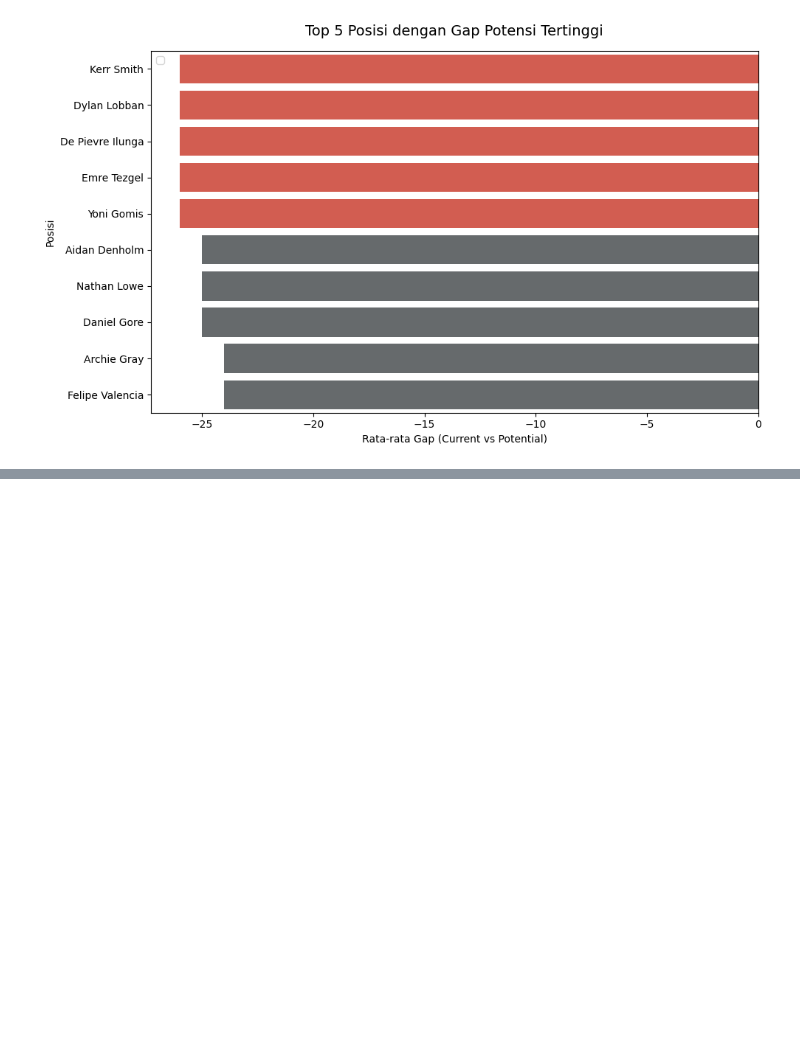
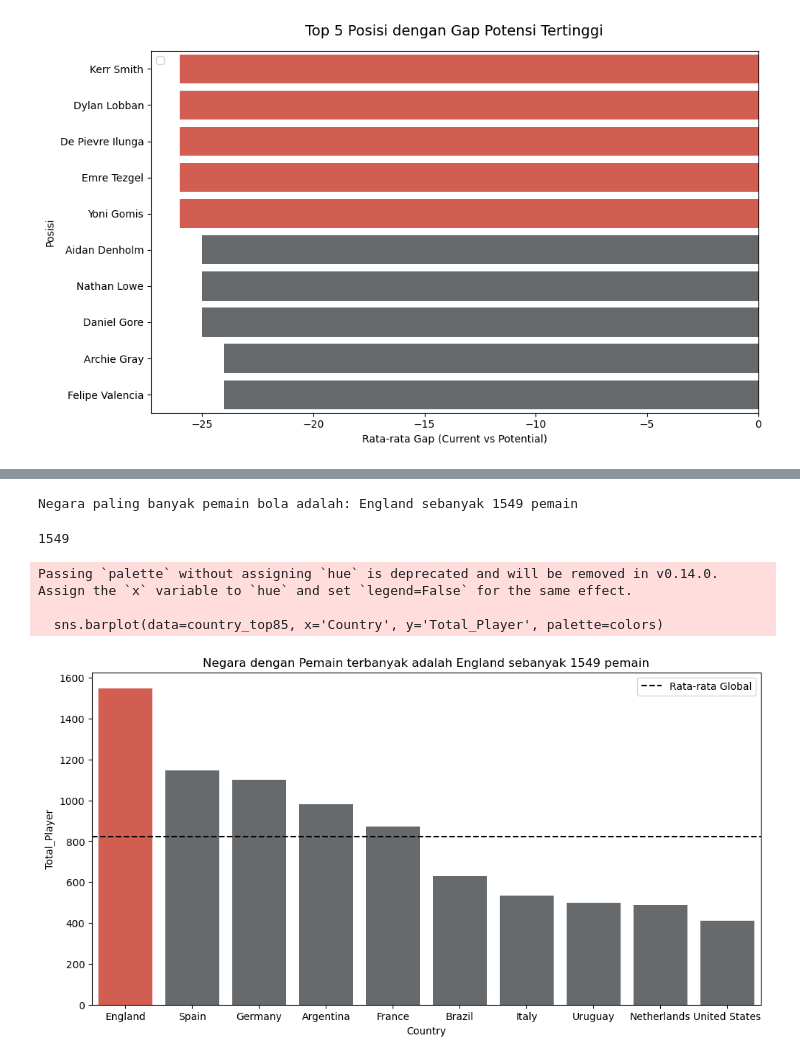
Before and after one commit to HafidzAfrieno/Project-Data-Analyst-Part-1, a Jupyter notebook: fifa_player_analyst.ipynb, the cells around one changed output, grey strips where cells are left out. Cells and saved outputs as stored; diff of their text form; code cells hidden in the pictures; blank space fills up the shorter version.

```diff
--- a/fifa_player_analyst.ipynb
+++ b/fifa_player_analyst.ipynb
@@ -303,0 +315,23 @@ Passing `palette` without assigning `hue` is deprecated and will be removed in v
+# %%
+# nomor 1
+countryPlayer = df.groupby('Country')['Name'].count().reset_index()
+countryPlayer.columns = ['Country','Total_Player']
+country_top85 = countryPlayer[countryPlayer['Total_Player'] > 85].sort_values(by='Total_Player' ,ascending=False).head(10)
+country = country_top85['Total_Player'].max()
+colors = ['#e74c3c' if (x == country) else "#656a6d" for x in country_top85['Total_Player']]
+print(f'Negara paling banyak pemain bola adalah: {country_top85.iloc[0].Country} sebanyak {country_top85.iloc[0].Total_Player} pemain')
+# %% [output]
+Negara paling banyak pemain bola adalah: England sebanyak 1549 pemain
+1549
+# %%
+plt.figure(figsize=(12, 6))
+sns.barplot(data=country_top85, x='Country', y='Total_Player', palette=colors)
+plt.axhline(country_top85['Total_Player'].mean(), color='black', linestyle='--', label='Rata-rata Global')
+plt.title(f"Negara dengan Pemain terbanyak adalah {country_top85.iloc[0].Country} sebanyak {country_top85.iloc[0].Total_Player} pemain")
+plt.legend()
+plt.show()
+# %% [output]
+Passing `palette` without assigning `hue` is deprecated and will be removed in v0.14.0. Assign the `x` variable to `hue` and set `legend=False` for the same effect.
+
+  sns.barplot(data=country_top85, x='Country', y='Total_Player', palette=colors)
+[figure, added]
```
Also changed, not shown: parts of 5 cells of this notebook.
